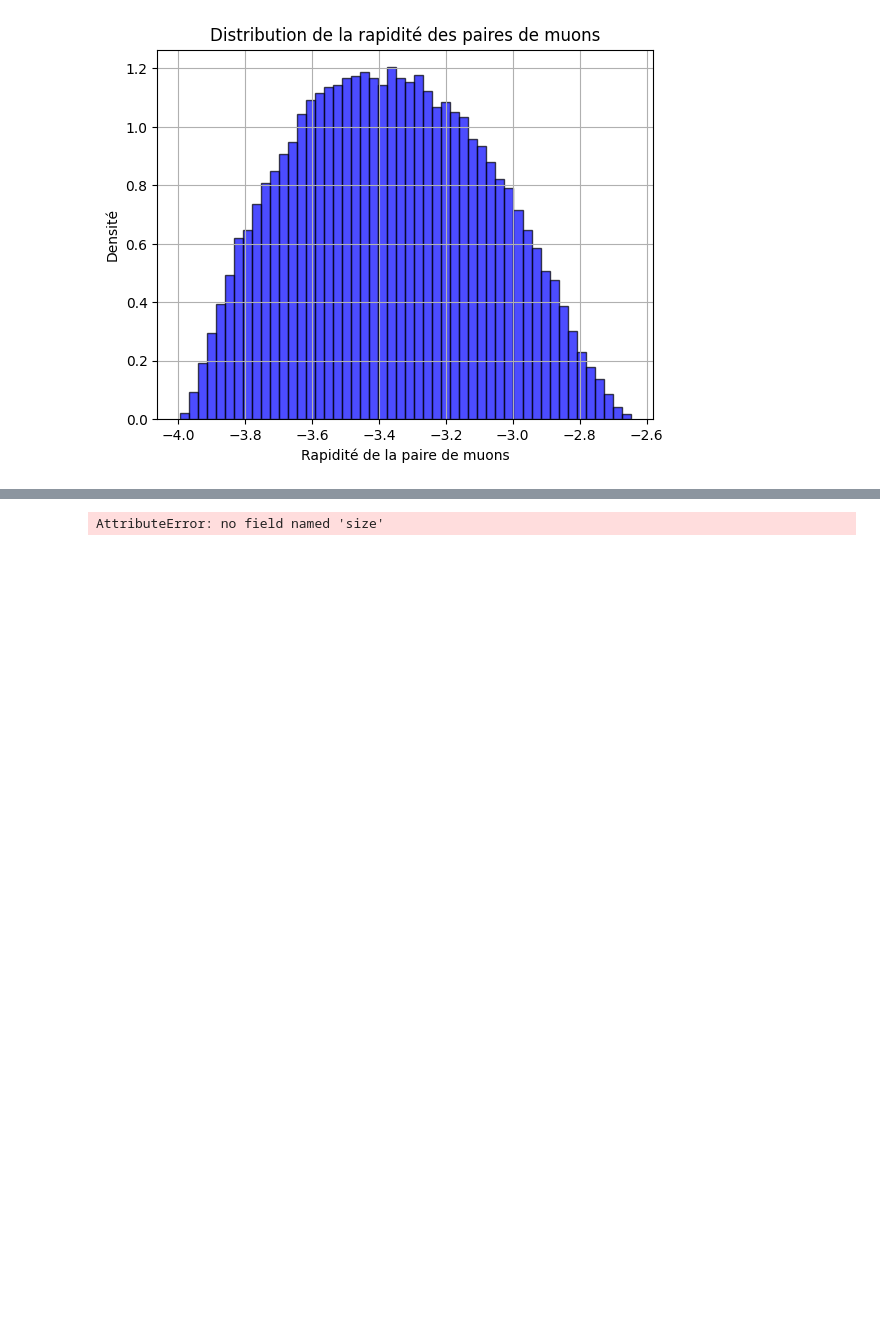
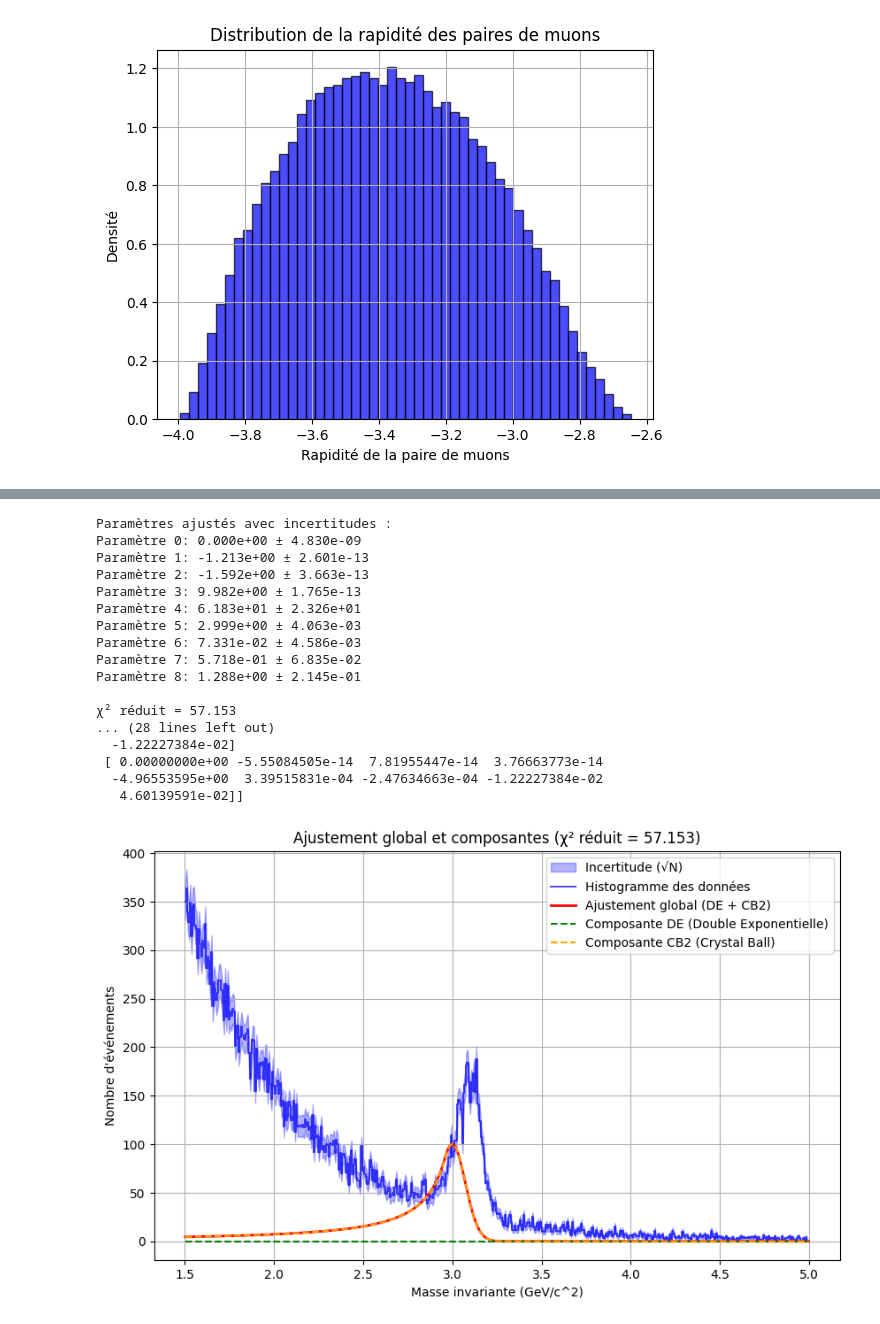
Before and after one commit to nantes-m2-rps-exp/qqbar2mumu-2024, a Jupyter notebook: notebooks/Discrimination.ipynb, the cells around one changed output, grey strips where cells are left out. Cells and saved outputs as stored; diff of their text form; code cells hidden in the pictures; blank space fills up the shorter version.

```diff
--- a/notebooks/Discrimination.ipynb
+++ b/notebooks/Discrimination.ipynb
@@ -431,10 +433,10 @@ ndof = len(y_data) - len(popt)
 chi2_reduced = chi2 / ndof
 
 # Intervalle d'intégration
-integration_range = (x_fit >= 2.75) & (x_fit <= 3.80)
+integration_range = (x_fit >= 2.75) & (x_fit <= 3.50)
 
 # Intégrales avec les valeurs optimales
-integral_cb2_central = np.trapz(y_cb2[integration_range], x_fit[integration_range])
+integral_cb2_central = np.trapz(y_cb2[integration_range], x_fit[integration_range])/(3.5/bins)
 integral_de_central = np.trapz(y_de[integration_range], x_fit[integration_range])
 
 # Calcul des intégrales avec les paramètres extrêmes (optimaux ± incertitudes)
@@ -446,8 +448,8 @@ y_cb2_low = crystal_ball(x_fit, *popt_low[4:])
 y_de_high = double_exponential(x_fit, *popt_high[:4])
 y_de_low = double_exponential(x_fit, *popt_low[:4])
 
-integral_cb2_high = np.trapz(y_cb2_high[integration_range], x_fit[integration_range])
-integral_cb2_low = np.trapz(y_cb2_low[integration_range], x_fit[integration_range])
+integral_cb2_high = np.trapz(y_cb2_high[integration_range], x_fit[integration_range])/(3.5/bins)
+integral_cb2_low = np.trapz(y_cb2_low[integration_range], x_fit[integration_range])/(3.5/bins)
 integral_de_high = np.trapz(y_de_high[integration_range], x_fit[integration_range])
 integral_de_low = np.trapz(y_de_low[integration_range], x_fit[integration_range])
 
@@ -474,34 +476,51 @@ print(f"Rapport S/B = {signal_to_background:.3f} ± {signal_to_background_err:.3
 # Affichage de la matrice de covariance
 print("\nMatrice de covariance des paramètres :")
 print(pcov)
 
 # Tracer les données et les ajustements
 plt.figure(figsize=(10, 6))
 
 # Histogramme avec zone d'incertitude
 plt.fill_between(
     bin_centers,
     y_data - y_errors,
     y_data + y_errors,
     color="blue",
     alpha=0.3,
     label="Incertitude (√N)",
 )
 plt.step(bin_centers, y_data, where="mid", label="Histogramme des données", color="blue", alpha=0.7)
 plt.plot(x_fit, y_fit, label="Ajustement global (DE + CB2)", color="red", linewidth=2)
 plt.plot(x_fit, y_de, label="Composante DE (Double Exponentielle)", color="green", linestyle="--", linewidth=1.5)
 plt.plot(x_fit, y_cb2, label="Composante CB2 (Crystal Ball)", color="orange", linestyle="--", linewidth=1.5)
 
 
 # Mise en forme
 plt.xlabel("Masse invariante (GeV/c^2)")
 plt.ylabel("Nombre d'événements")
 plt.title(f"Ajustement global et composantes (χ² réduit = {chi2_reduced:.3f})")
 plt.legend()
 plt.grid(True)
 plt.show()
 # %% [output]
-AttributeError: no field named 'size'
+Paramètres ajustés avec incertitudes :
+Paramètre 0: 0.000e+00 ± 4.830e-09
+Paramètre 1: -1.213e+00 ± 2.601e-13
+Paramètre 2: -1.592e+00 ± 3.663e-13
+Paramètre 3: 9.982e+00 ± 1.765e-13
+Paramètre 4: 6.183e+01 ± 2.326e+01
+Paramètre 5: 2.999e+00 ± 4.063e-03
+Paramètre 6: 7.331e-02 ± 4.586e-03
+Paramètre 7: 5.718e-01 ± 6.835e-02
+Paramètre 8: 1.288e+00 ± 2.145e-01
+
+χ² réduit = 57.153
+... (28 lines left out)
+  -1.22227384e-02]
+ [ 0.00000000e+00 -5.55084505e-14  7.81955447e-14  3.76663773e-14
+  -4.96553595e+00  3.39515831e-04 -2.47634663e-04 -1.22227384e-02
+   4.60139591e-02]]
+[figure, added]
 # %%
 print(len(y_data))
 print(len(x_data))
```
Also changed, not shown: parts of 5 cells of this notebook.
